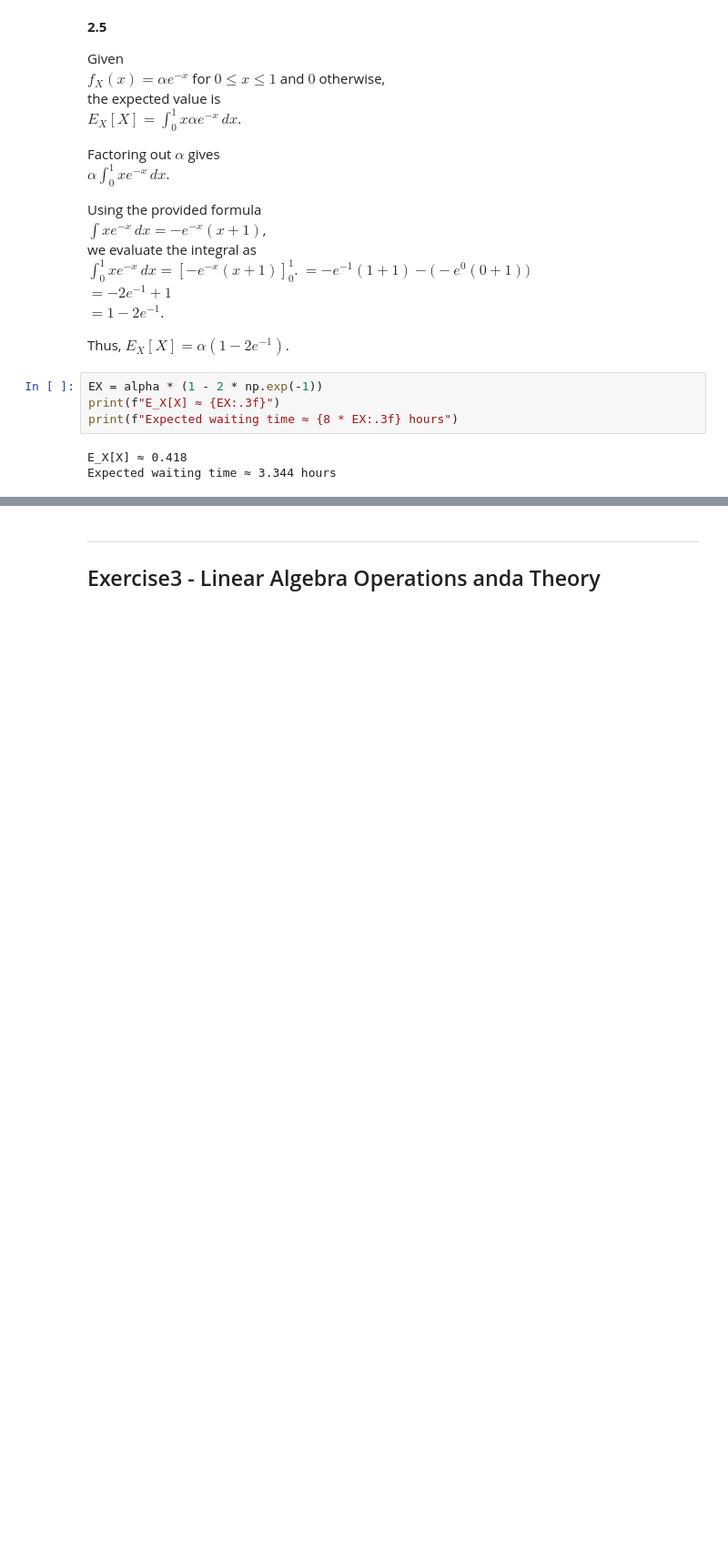
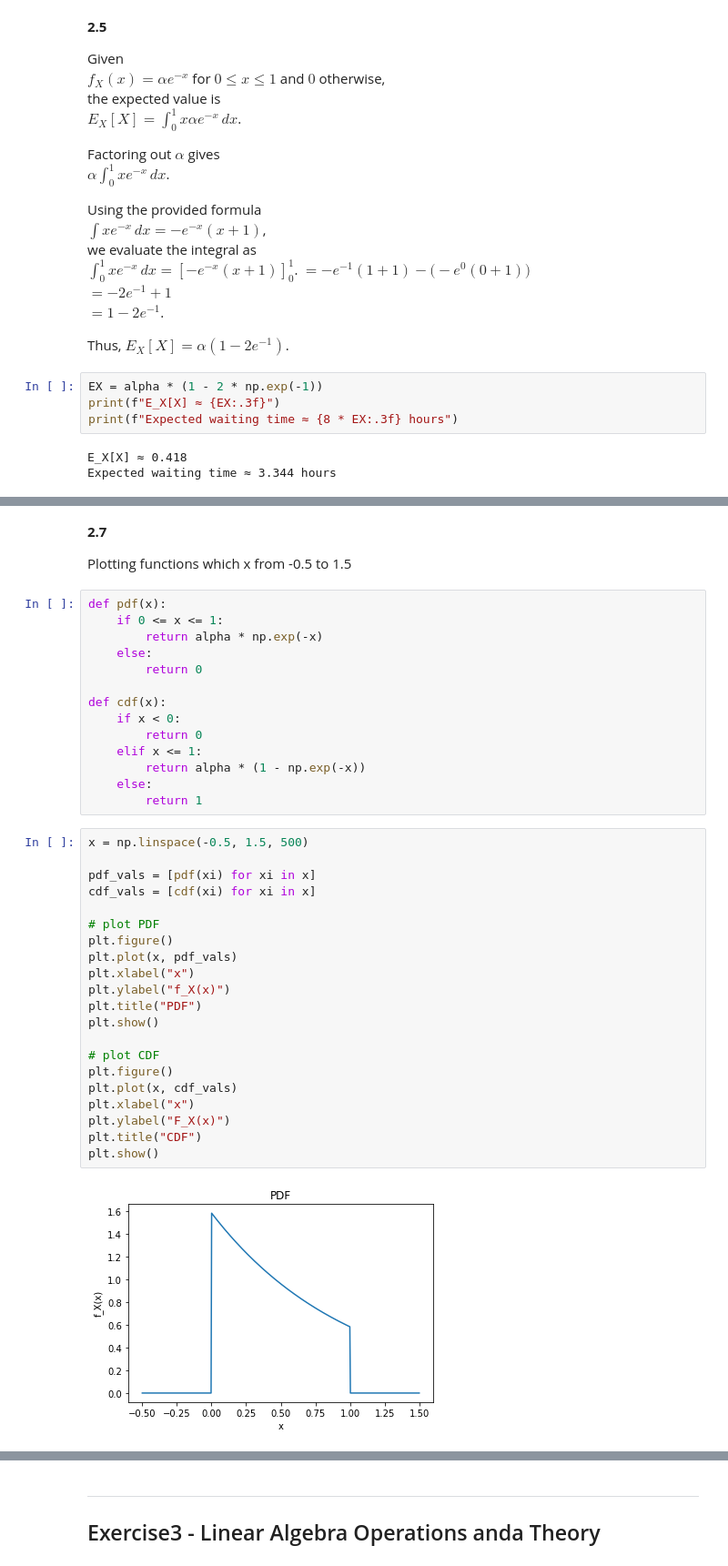
Before and after one commit to edwall201/Machine-Learning-26-Spring, a Jupyter notebook: assign1.ipynb, the cells around one changed output, grey strips where cells are left out. Shown at 91% size. Cells and saved outputs as stored; diff of their text form; blank space fills up the shorter version.

```diff
--- a/assign1.ipynb
+++ b/assign1.ipynb
@@ -172,0 +210,41 @@ Expected waiting time ≈ 3.344 hours
+# %% [markdown]
+**2.7**
+
+Plotting functions which x from -0.5 to 1.5
+# %%
+def pdf(x):
+    if 0 <= x <= 1:
+        return alpha * np.exp(-x)
+    else:
+        return 0
+
+def cdf(x):
+    if x < 0:
+        return 0
+    elif x <= 1:
+        return alpha * (1 - np.exp(-x))
+    else:
+        return 1
+# %%
+x = np.linspace(-0.5, 1.5, 500)
+
+pdf_vals = [pdf(xi) for xi in x]
+cdf_vals = [cdf(xi) for xi in x]
+
+# plot PDF
+plt.figure()
+plt.plot(x, pdf_vals)
+plt.xlabel("x")
+plt.ylabel("f_X(x)")
+plt.title("PDF")
+plt.show()
+
+# plot CDF
+plt.figure()
+plt.plot(x, cdf_vals)
+plt.xlabel("x")
+plt.ylabel("F_X(x)")
+plt.title("CDF")
+plt.show()
+# %% [output]
+[figure, added]
```
Also changed, not shown: parts of 3 cells of this notebook.
